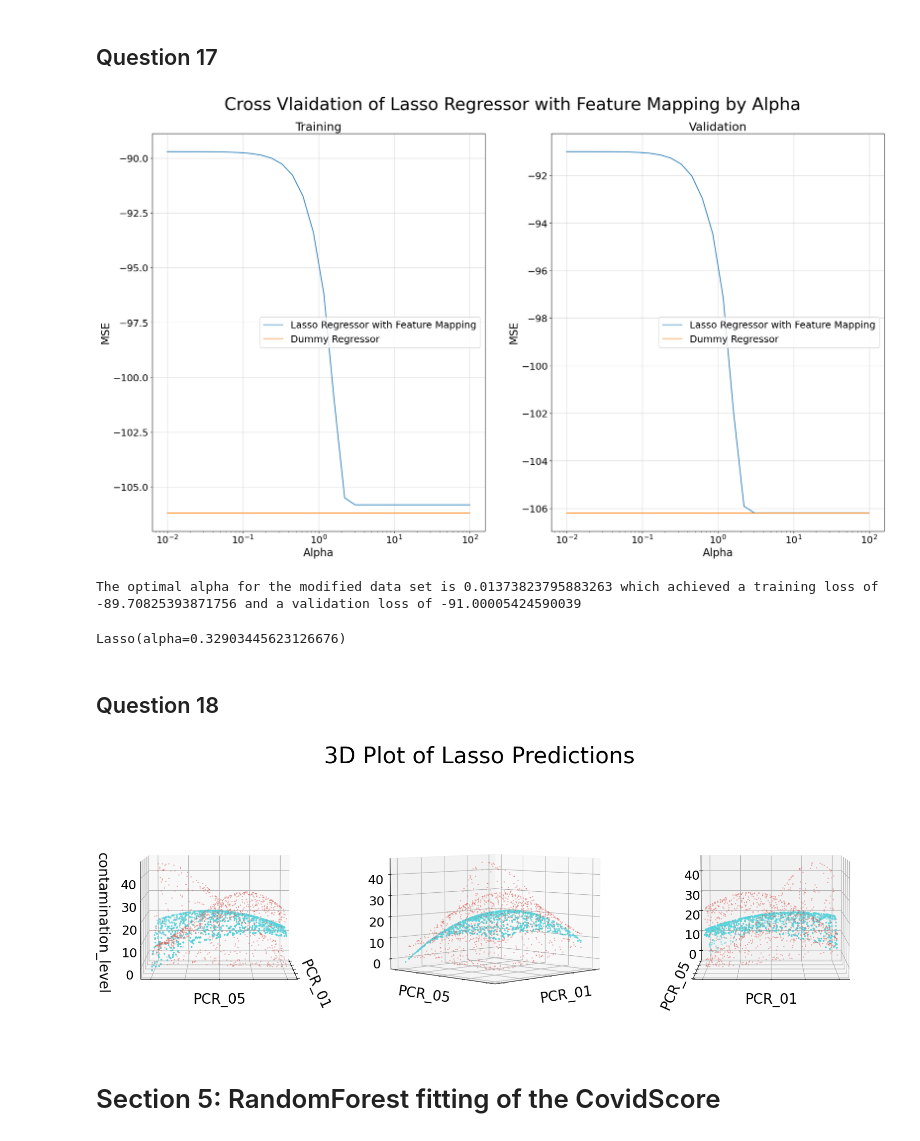
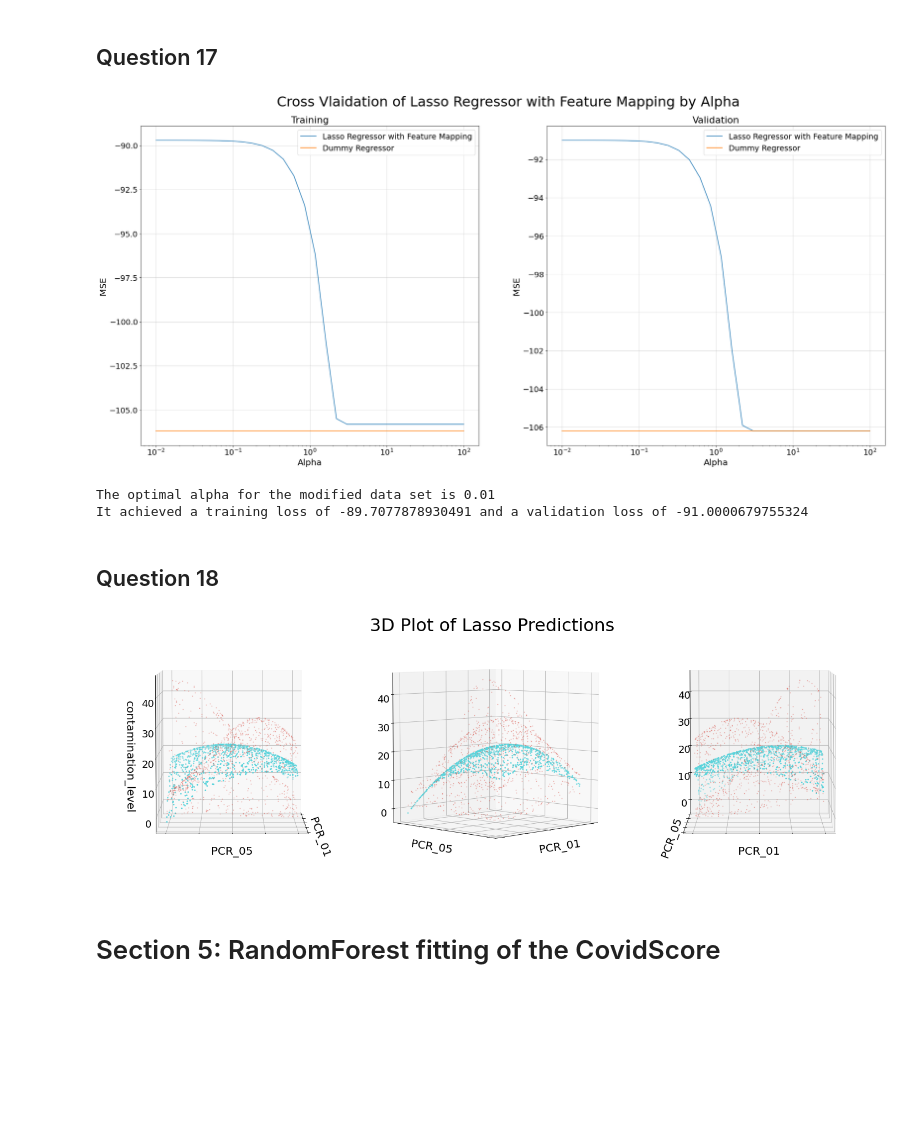
Before and after one commit to Ofir-Manor/Long3, a Jupyter notebook: 316084623-311288203.ipynb, the cells around one changed output. Cells and saved outputs as stored; diff of their text form; code cells hidden in the pictures; blank space fills up the shorter version.

```diff
--- a/316084623-311288203.ipynb
+++ b/316084623-311288203.ipynb
@@ -270,8 +282,8 @@ dummy_regr.fit(train_X, train_y);
 # %%
 #@title Function to plot the scores for the CV process:
 
-def semilogx_plot(hp_list, cv_train_score, cv_val_score, dummy_train_score, dummy_val_score, hp_title, model_title):
-    fig, axs = plt.subplots(1, 2, figsize=(20, 12))
+def semilogx_plot(hp_list, cv_train_score, cv_val_score, dummy_train_score, dummy_val_score, hp_title, model_title, figsize=(20, 12)):
+    fig, axs = plt.subplots(1, 2, figsize=figsize)
     plt.suptitle(f"Cross Vlaidation of {model_title} by {hp_title}", fontsize=32)
     plt.tight_layout()
     fig.subplots_adjust(hspace=0.5, wspace=0.2, top=0.9)
@@ -337,6 +363,8 @@ LinearRegressor(lr=0.01)
 # %% [markdown]
 ## Question 7
 # %%
+#@title Tune the regularization strength `alpha` of the regressor:
+
 from sklearn.linear_model import Lasso
 
 alpha_list = np.logspace(-2, 2, 30)
@@ -345,7 +373,12 @@ mean_val_score = []
 
 for alpha in alpha_list:
     cur_lasso = Lasso(alpha = alpha, fit_intercept=True)
-    cv_lasso_scores = cross_validate(cur_lasso, train_X, train_y, scoring="neg_mean_squared_error", cv=5, return_train_score=True)
+    cv_lasso_scores = cross_validate(cur_lasso,
+                                     train_X,
+                                     train_y,
+                                     scoring="neg_mean_squared_error",
+                                     cv=5,
+                                     return_train_score=True)
     mean_train_score = np.append(mean_train_score, np.mean(cv_lasso_scores['train_score']))
     mean_val_score = np.append(mean_val_score, np.mean(cv_lasso_scores['test_score']))
 
@@ -428,6 +487,7 @@ plot3d(train_mod, colX="PCR_01", colY="PCR_05", colZ="contamination_level", titl
 # %% [markdown]
 ## Question 14
 # %%
+#@title Tune for regularization strength `alpha` and plot the results:
 train_mod_X = train_mod[["PCR_01", "PCR_05"]]
 train_mod_y = train_mod["contamination_level"]
 
@@ -437,7 +497,12 @@ mean_val_score = []
 
 for alpha in alpha_list:
     red_data_lasso = Lasso(alpha = alpha, fit_intercept=True)
-    cv_red_data_lasso_scores = cross_validate(red_data_lasso, train_mod_X, train_mod_y, scoring="neg_mean_squared_error", cv=5, return_train_score=True)
+    cv_red_data_lasso_scores = cross_validate(red_data_lasso,
+                                              train_mod_X,
+                                              train_mod_y,
+                                              scoring="neg_mean_squared_error",
+                                              cv=5,
+                                              return_train_score=True)
     mean_train_score = np.append(mean_train_score, np.mean(cv_red_data_lasso_scores['train_score']))
     mean_val_score = np.append(mean_val_score, np.mean(cv_red_data_lasso_scores['test_score']))
 
@@ -477,35 +552,57 @@ poly_reg = Pipeline(steps=[('feature_mapping', PolynomialFeatures(degree=2)),
 # %% [markdown]
 ## Question 17
 # %%
+#@title Tune the regularization strength of a Lasso regressor with the polynomial mapping using CV:
+
 alpha_list = np.logspace(-2, 2, 30)
 mean_train_score = []
 mean_val_score = []
 
 for alpha in alpha_list:
     cur_pipe = Pipeline(steps=[('feature_mapping', PolynomialFeatures(degree=2)),
                                ('normalization', StandardScaler()),
                                ('Lasso', Lasso(alpha=alpha, fit_intercept=True))])
-    cv_poly_fit_lasso_scores = cross_validate(cur_pipe, train_mod_X, train_mod_y, scoring="neg_mean_squared_error", cv=5, return_train_score=True)
+    cv_poly_fit_lasso_scores = cross_validate(cur_pipe,
+                                              train_mod_X,
+                                              train_mod_y,
+                                              scoring="neg_mean_squared_error",
+                                              cv=5,
+                                              return_train_score=True)
     mean_train_score = np.append(mean_train_score, np.mean(cv_poly_fit_lasso_scores['train_score']))
     mean_val_score = np.append(mean_val_score, np.mean(cv_poly_fit_lasso_scores['test_score']))
 
 dummy_mean_train = np.full(shape=mean_train_score.shape, fill_value = dummy_redr_train_loss)
 dummy_mean_val = np.full(shape=mean_val_score.shape, fill_value = dummy_redr_val_loss)
 
-semilogx_plot(alpha_list, mean_train_score, mean_val_score, dummy_mean_train, dummy_mean_val, "Alpha", "Lasso Regressor with Feature Mapping")
+
+semilogx_plot(alpha_list,
+              mean_train_score,
+              mean_val_score,
+              dummy_mean_train,
+              dummy_mean_val,
+              "Alpha",
+              "Lasso Regressor with Feature Mapping",
+              (25, 12));
 # %% [output]
-[figure, old version]
+[figure, new version]
 # %%
+#@title Get optimal `alpha` and its score:
+
 opt_alpha_poly_idx = np.argmax(mean_val_score)
 opt_alpha_poly = alpha_list[opt_alpha_idx]
-print(f"The optimal alpha for the modified data set is {opt_alpha_poly} which achieved a training loss of {mean_train_score[opt_alpha_idx]} and a validation loss of {mean_val_score[opt_alpha_idx]}")
+print(f"The optimal alpha for the modified data set is {opt_alpha_poly}")
+print(f"It achieved a training loss of {mean_train_score[opt_alpha_idx]} and a validation loss of {mean_val_score[opt_alpha_idx]}")
 # %% [output]
-The optimal alpha for the modified data set is 0.01373823795883263 which achieved a training loss of -89.70825393871756 and a validation loss of -91.00005424590039
+The optimal alpha for the modified data set is 0.01
+It achieved a training loss of -89.7077878930491 and a validation loss of -91.0000679755324
 # %%
-poly_lasso_regressor = Lasso(alpha = opt_alpha_poly, fit_intercept=True)
-lasso_regressor.fit(train_X, train_y)
+#@title Retrain the Lasso regressor on the entire training set with optimal alpha:
+
+
+# @TODO: Why do we need that...
+
+poly_lasso_regressor = Lasso(alpha=opt_alpha_poly, fit_intercept=True)
+lasso_regressor.fit(train_X, train_y);
-# %% [output]
-Lasso(alpha=0.32903445623126676)
 # %% [markdown]
 ## Question 18
 # %%
@@ -516,9 +613,14 @@ poly_reg = Pipeline(steps=[('feature_mapping', PolynomialFeatures(degree=2)),
 poly_reg.fit(train_mod_X, train_mod_y)
 pred = poly_reg.predict(train_mod_X)
 
-plot3d(train_mod, colX="PCR_01", colY="PCR_05", colZ="contamination_level", title="3D Plot of Lasso Predictions", predictions=pred)
+plot3d(train_mod,
+       colX="PCR_01",
+       colY="PCR_05",
+       colZ="contamination_level",
+       title="3D Plot of Lasso Predictions",
+       predictions=pred);
 # %% [output]
-[figure, old version]
+[figure, new version]
 # %% [markdown]
 # Section 5: RandomForest fitting of the CovidScore
 # %%
```
Also changed, not shown: parts of 20 cells of this notebook.
